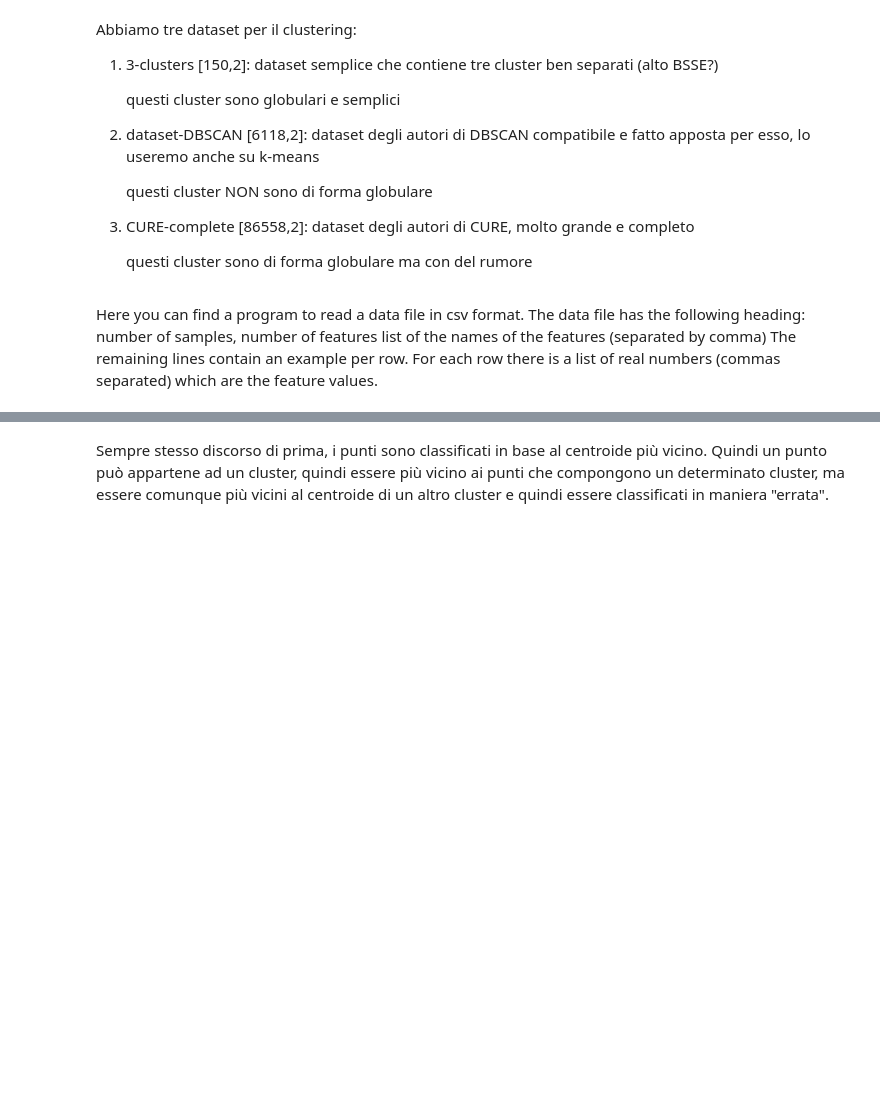
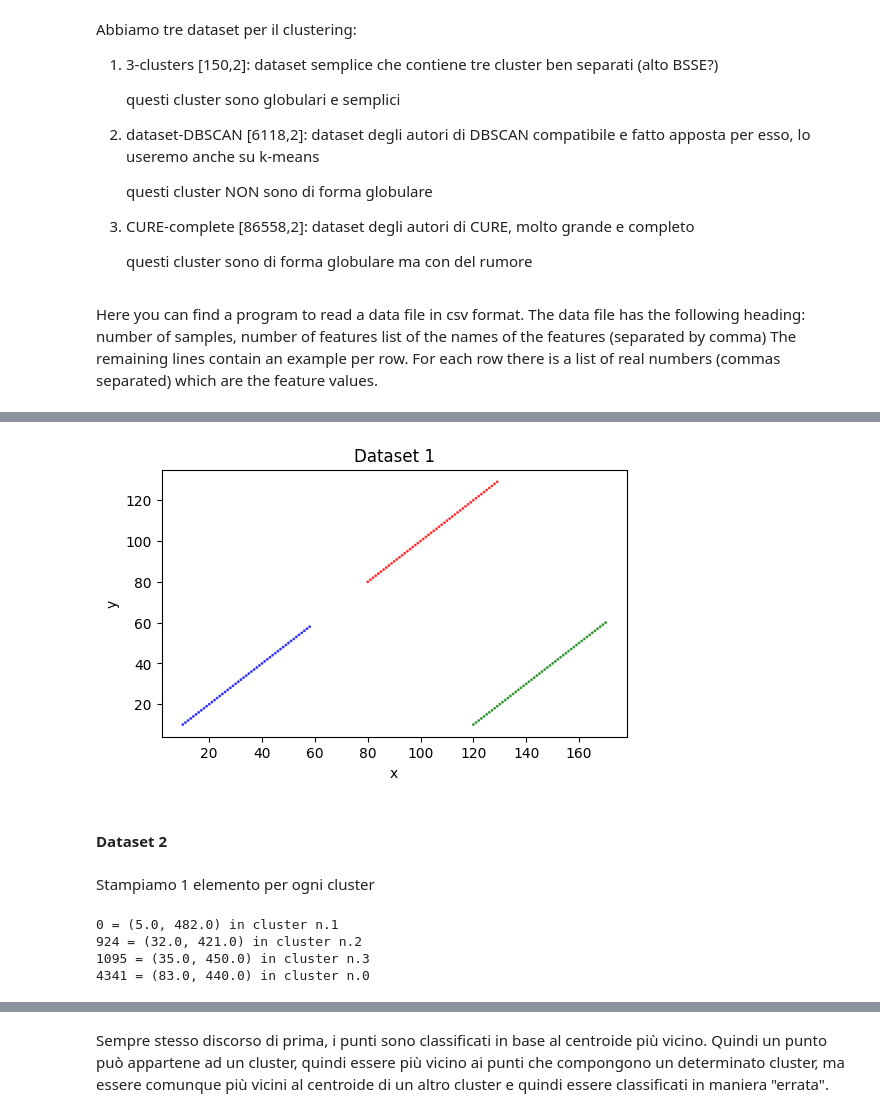
Before and after one commit to PaoloBonicco7/ml-uniTo-21-22, a Jupyter notebook: Meo/3_clustering/my_clustering_copy_for_students_aa_20_21.ipynb, the cells around one changed output, grey strips where cells are left out. Drawn from its saved outputs; the diff is of its cells as text; code cells hidden in the pictures; blank space fills up the shorter version.

```diff
--- a/Meo/3_clustering/my_clustering_copy_for_students_aa_20_21.ipynb
+++ b/Meo/3_clustering/my_clustering_copy_for_students_aa_20_21.ipynb
@@ -376,0 +133,24 @@ how do you explain what it happens?
+# %%
+def plot_clusters(title, data, n_samples, kmeans, psize):
+
+    fig = plt.figure(figsize=(6, 3))
+
+    ax = fig.add_subplot(111)
+    fig.subplots_adjust(top=1)
+    ax.set_title(title)
+
+    ax.set_xlabel('x')
+    ax.set_ylabel('y')
+
+    # set the list of colors to be selected when plotting the different clusters
+    color = ['b','g','r','c','m','y','k','w']
+
+    # plot the dataset
+    for clu in range(k):
+        # collect the sequence of cooordinates of the points in each given cluster (determined by clu)
+        data_list_x = [data[i, 0] for i in range(n_samples) if kmeans.labels_[i] == clu]
+        data_list_y = [data[i, 1] for i in range(n_samples) if kmeans.labels_[i] == clu]
+
+        plt.scatter(data_list_x, data_list_y, s = psize, edgecolors='none', c = color[clu], alpha = 0.8)
+
+    plt.show()
@@ -376,0 +183,6 @@ how do you explain what it happens?
+# %%
+plot_clusters("Dataset 1", data1, n_samples1, kmeans1, 4)
+# %% [output]
+[figure, added]
+# %% [markdown]
+#### Dataset 2
@@ -376,0 +194,9 @@ how do you explain what it happens?
+# %% [markdown]
+Stampiamo 1 elemento per ogni cluster
+# %%
+print_result_cluster(k, n_samples2, kmeans2, data2)
+# %% [output]
+0 = (5.0, 482.0) in cluster n.1
+924 = (32.0, 421.0) in cluster n.2
+1095 = (35.0, 450.0) in cluster n.3
+4341 = (83.0, 440.0) in cluster n.0
```
Also changed, not shown: parts of 76 cells of this notebook, 4 other files.
